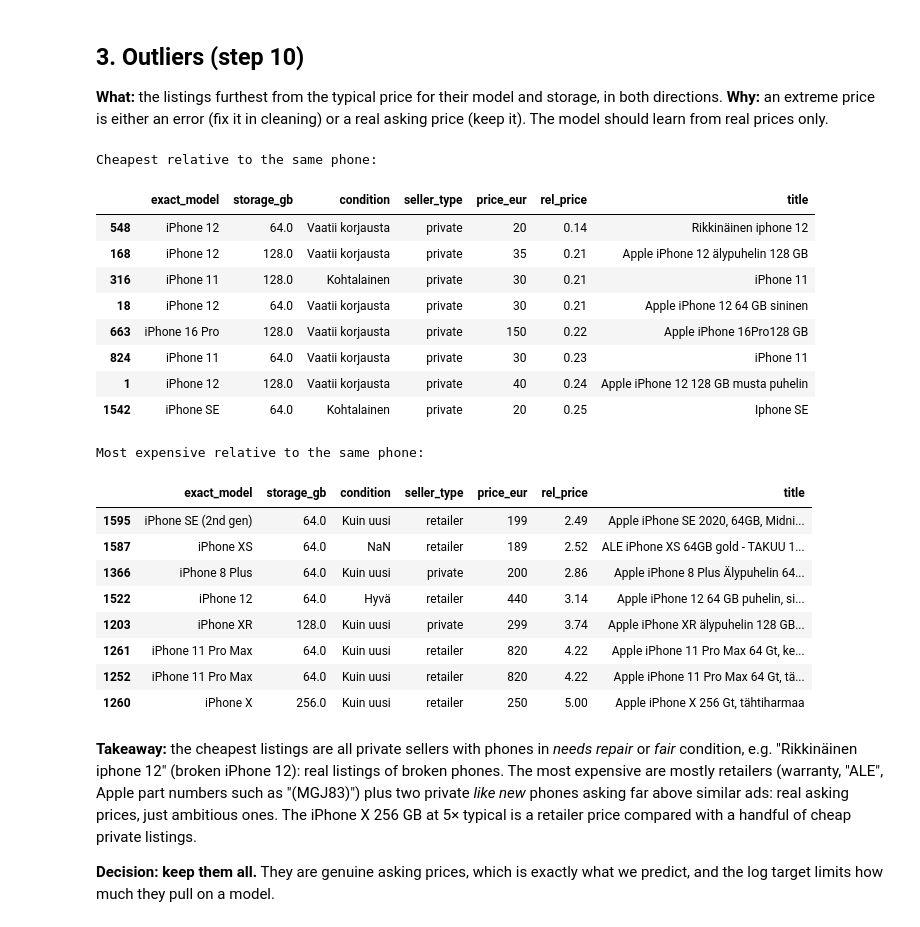
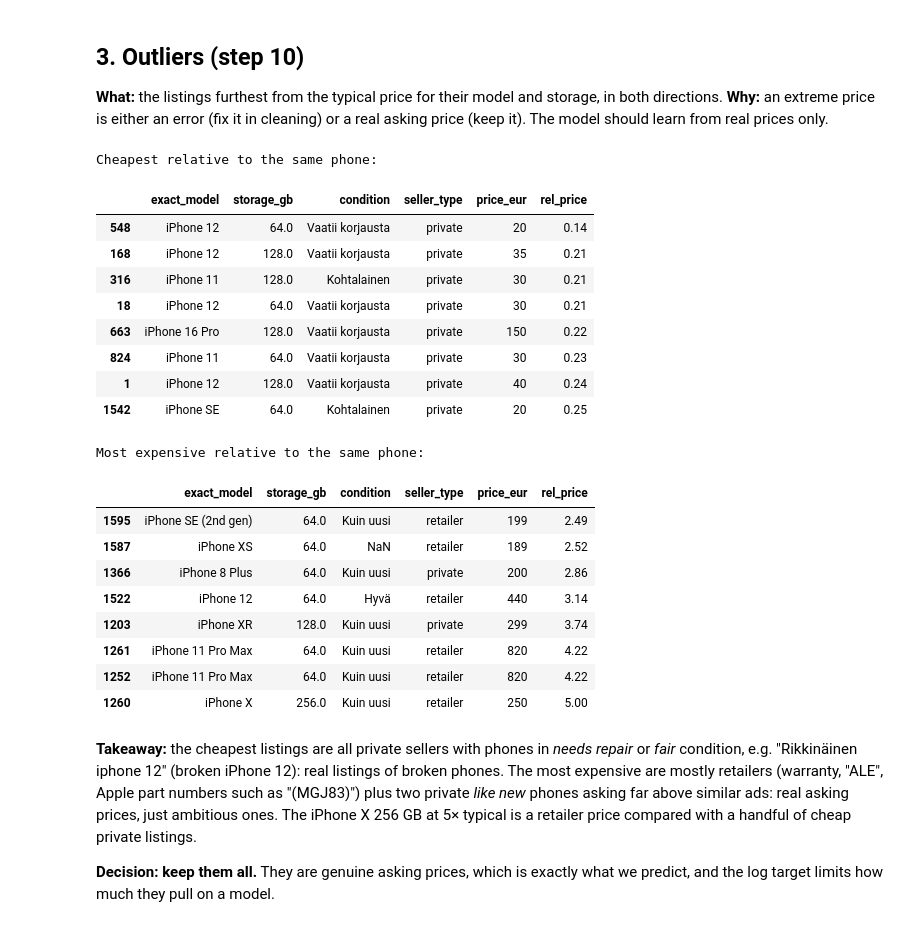
Before and after one commit to HashirSalam/priced-right, a Jupyter notebook: notebooks/2.0-aa-eda.ipynb, the cells around one changed output. Saved outputs shown, nothing was run; the diff lists cells and outputs as text; code cells hidden in the pictures.

```diff
--- a/notebooks/2.0-aa-eda.ipynb
+++ b/notebooks/2.0-aa-eda.ipynb
@@ -73,33 +73,33 @@ skewness: price 1.57, log price -0.46
 **What:** the listings furthest from the typical price for their model and storage, in both directions.
 **Why:** an extreme price is either an error (fix it in cleaning) or a real asking price (keep it). The model should learn from real prices only.
 # %%
-cols = ["exact_model", "storage_gb", "condition", "seller_type", "price_eur", "rel_price", "title"]
+cols = ["exact_model", "storage_gb", "condition", "seller_type", "price_eur", "rel_price"]
 extremes = df.dropna(subset=["rel_price"]).sort_values("rel_price")
 print("Cheapest relative to the same phone:")
 display(extremes[cols].head(8).round(2))
 print("Most expensive relative to the same phone:")
 display(extremes[cols].tail(8).round(2))
 # %% [output]
 Cheapest relative to the same phone:
-|  | exact_model | storage_gb | condition | seller_type | price_eur | rel_price | title |
-| 548 | iPhone 12 | 64.0 | Vaatii korjausta | private | 20 | 0.14 | Rikkinäinen iphone 12 |
-| 168 | iPhone 12 | 128.0 | Vaatii korjausta | private | 35 | 0.21 | Apple iPhone 12 älypuhelin 128 GB |
-| 316 | iPhone 11 | 128.0 | Kohtalainen | private | 30 | 0.21 | iPhone 11 |
-| 18 | iPhone 12 | 64.0 | Vaatii korjausta | private | 30 | 0.21 | Apple iPhone 12 64 GB sininen |
-| 663 | iPhone 16 Pro | 128.0 | Vaatii korjausta | private | 150 | 0.22 | Apple iPhone 16Pro128 GB |
-| 824 | iPhone 11 | 64.0 | Vaatii korjausta | private | 30 | 0.23 | iPhone 11 |
-| 1 | iPhone 12 | 128.0 | Vaatii korjausta | private | 40 | 0.24 | Apple iPhone 12 128 GB musta puhelin |
-| 1542 | iPhone SE | 64.0 | Kohtalainen | private | 20 | 0.25 | Iphone SE |
+|  | exact_model | storage_gb | condition | seller_type | price_eur | rel_price |
+| 548 | iPhone 12 | 64.0 | Vaatii korjausta | private | 20 | 0.14 |
+| 168 | iPhone 12 | 128.0 | Vaatii korjausta | private | 35 | 0.21 |
+| 316 | iPhone 11 | 128.0 | Kohtalainen | private | 30 | 0.21 |
+| 18 | iPhone 12 | 64.0 | Vaatii korjausta | private | 30 | 0.21 |
+| 663 | iPhone 16 Pro | 128.0 | Vaatii korjausta | private | 150 | 0.22 |
+| 824 | iPhone 11 | 64.0 | Vaatii korjausta | private | 30 | 0.23 |
+| 1 | iPhone 12 | 128.0 | Vaatii korjausta | private | 40 | 0.24 |
+| 1542 | iPhone SE | 64.0 | Kohtalainen | private | 20 | 0.25 |
 Most expensive relative to the same phone:
-|  | exact_model | storage_gb | condition | seller_type | price_eur | rel_price | title |
-| 1595 | iPhone SE (2nd gen) | 64.0 | Kuin uusi | retailer | 199 | 2.49 | Apple iPhone SE 2020, 64GB, Midni... |
-| 1587 | iPhone XS | 64.0 | NaN | retailer | 189 | 2.52 | ALE iPhone XS 64GB gold - TAKUU 1... |
-| 1366 | iPhone 8 Plus | 64.0 | Kuin uusi | private | 200 | 2.86 | Apple iPhone 8 Plus Älypuhelin 64... |
-| 1522 | iPhone 12 | 64.0 | Hyvä | retailer | 440 | 3.14 | Apple iPhone 12 64 GB puhelin, si... |
-| 1203 | iPhone XR | 128.0 | Kuin uusi | private | 299 | 3.74 | Apple iPhone XR älypuhelin 128 GB... |
-| 1261 | iPhone 11 Pro Max | 64.0 | Kuin uusi | retailer | 820 | 4.22 | Apple iPhone 11 Pro Max 64 Gt, ke... |
-| 1252 | iPhone 11 Pro Max | 64.0 | Kuin uusi | retailer | 820 | 4.22 | Apple iPhone 11 Pro Max 64 Gt, tä... |
-| 1260 | iPhone X | 256.0 | Kuin uusi | retailer | 250 | 5.00 | Apple iPhone X 256 Gt, tähtiharmaa |
+|  | exact_model | storage_gb | condition | seller_type | price_eur | rel_price |
+| 1595 | iPhone SE (2nd gen) | 64.0 | Kuin uusi | retailer | 199 | 2.49 |
+| 1587 | iPhone XS | 64.0 | NaN | retailer | 189 | 2.52 |
+| 1366 | iPhone 8 Plus | 64.0 | Kuin uusi | private | 200 | 2.86 |
+| 1522 | iPhone 12 | 64.0 | Hyvä | retailer | 440 | 3.14 |
+| 1203 | iPhone XR | 128.0 | Kuin uusi | private | 299 | 3.74 |
+| 1261 | iPhone 11 Pro Max | 64.0 | Kuin uusi | retailer | 820 | 4.22 |
+| 1252 | iPhone 11 Pro Max | 64.0 | Kuin uusi | retailer | 820 | 4.22 |
+| 1260 | iPhone X | 256.0 | Kuin uusi | retailer | 250 | 5.00 |
 # %% [markdown]
 **Takeaway:** the cheapest listings are all private sellers with phones in *needs repair* or *fair* condition, e.g. "Rikkinäinen iphone 12" (broken iPhone 12): real listings of broken phones. The most expensive are mostly retailers (warranty, "ALE", Apple part numbers such as "(MGJ83)") plus two private *like new* phones asking far above similar ads: real asking prices, just ambitious ones. The iPhone X 256 GB at 5× typical is a retailer price compared with a handful of cheap private listings.
 
```
Also changed, not shown: 14 other files.
